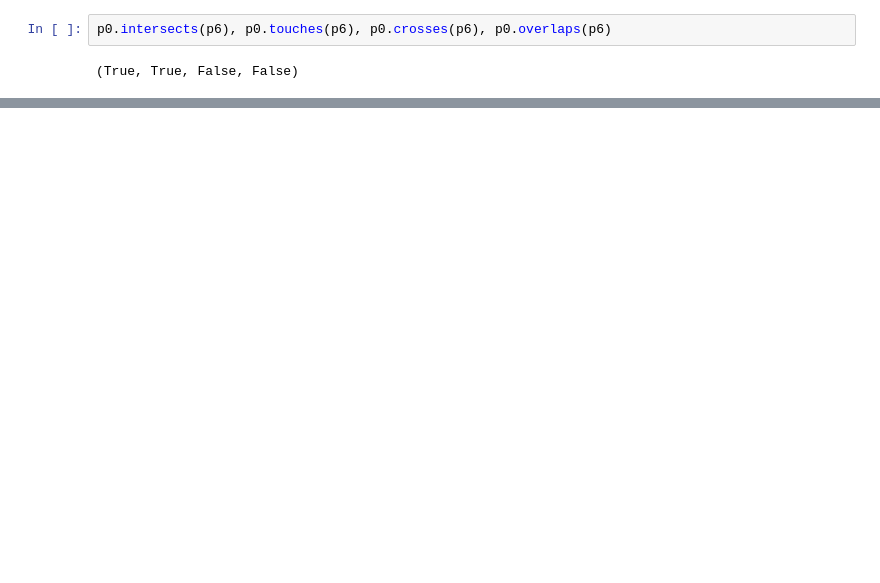
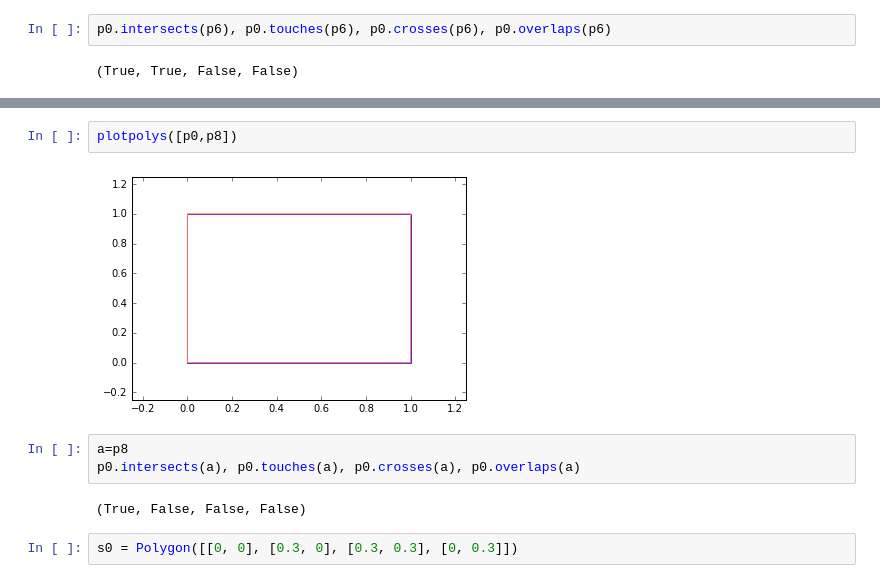
Before and after one commit to TrackDR/Geospatial-Jupyter-Notebooks, a Jupyter notebook: ShapelyPolyTests.ipynb, the cells around one changed output, grey strips where cells are left out. Drawn from its saved outputs; the diff is of its cells as text; blank space fills up the shorter version.

```diff
--- a/ShapelyPolyTests.ipynb
+++ b/ShapelyPolyTests.ipynb
@@ -107,0 +127,11 @@ p0.intersects(p6), p0.touches(p6), p0.crosses(p6), p0.overlaps(p6)
+# %%
+plotpolys([p0,p8])
+# %% [output]
+[figure, added]
+# %%
+a=p8
+p0.intersects(a), p0.touches(a), p0.crosses(a), p0.overlaps(a)
+# %% [output]
+(True, False, False, False)
+# %%
+s0 = Polygon([[0, 0], [0.3, 0], [0.3, 0.3], [0, 0.3]])
```
Also changed, not shown: parts of 20 cells of this notebook.
